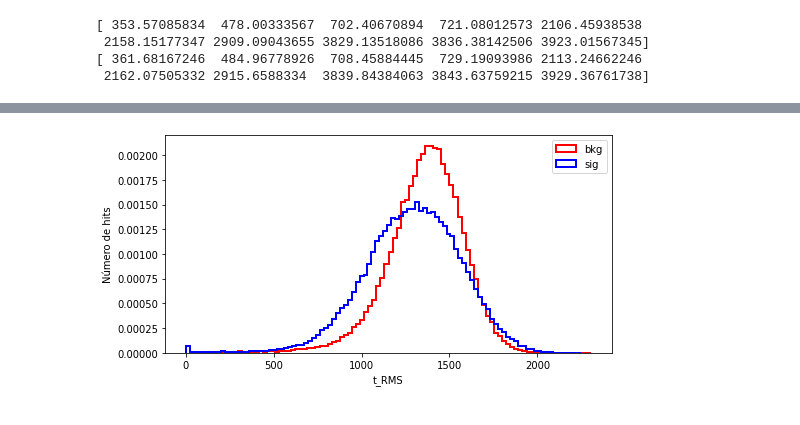
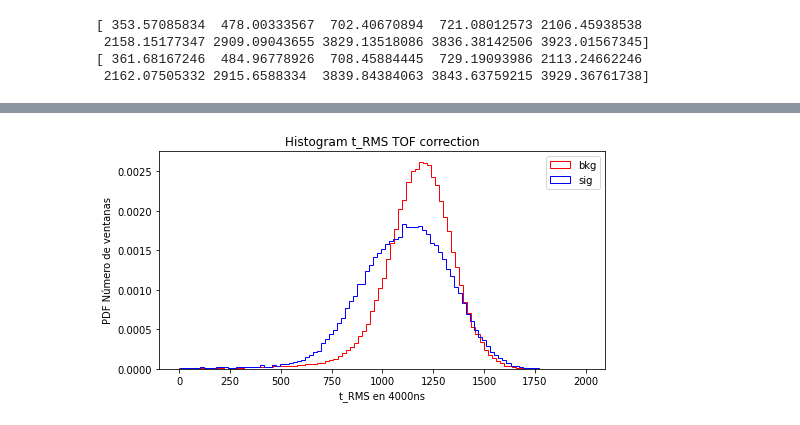
Before and after one commit to halmamol/WCTECoincidence_Analysis, a Jupyter notebook: nHits_count/jupyter_notebooks/TOF.ipynb, the cells around one changed output, grey strips where cells are left out. Cells and saved outputs as stored; diff of their text form; code cells hidden in the pictures.

```diff
--- a/nHits_count/jupyter_notebooks/TOF.ipynb
+++ b/nHits_count/jupyter_notebooks/TOF.ipynb
@@ -58,18 +58,19 @@ print(times_branch_modified_chargesTT[0][:10])
 [ 361.68167246  484.96778926  708.45884445  729.19093986 2113.24662246
  2162.07505332 2915.6588334  3839.84384063 3843.63759215 3929.36761738]
 # %%
-bin_hits = 5000  #dividing windows along 270000 ns
+umbral = 0
+bin_hits = 4000
+
 times_array = np.arange(0, 270000+1, bin_hits, dtype=int)
 
-t_RMS_TOF = np.zeros((tree.num_entries * len(times_array)))
+t_RMS_TOF = np.concatenate([functions_spills.time_RMS_fun(times, bin_hits) for times in times_TOF_filtered])
+t_RMS_sig_TOF = np.concatenate([functions_spills.time_RMS_fun(times, bin_hits) for times in times_TOF_filtered_sig])
 
-for i, (times, event_number) in enumerate(zip(times_TOF_filtered, event_number_branch)):
+# Calcula los histogramas (ambos con los mismos bins)
+counts1, bins = np.histogram(t_RMS_TOF[~np.isnan(t_RMS_TOF)], bins=100, density=True)
+counts2, _ = np.histogram(t_RMS_sig_TOF[~np.isnan(t_RMS_sig_TOF)], bins=bins, density=True)
 
-    t_RMS_TOF[i*len(times_array): (i+1)*len(times_array)] = functions_spills.time_RMS_fun(times, bin_hits)
+# Resta los histogramas
+diff = counts2 - counts1
 
-
-t_RMS_sig_TOF = np.zeros((tree_sig.num_entries * len(times_array)))
-
-for i, (times, event_number) in enumerate(zip(times_TOF_filtered_sig, event_number_branch_sig)):
-
-    t_RMS_sig_TOF[i*len(times_array): (i+1)*len(times_array)] = functions_spills.time_RMS_fun(times, bin_hits)
+print(f"for {bin_hits}, amount {np.sum(diff > umbral)}")
@@ -103,12 +108,12 @@ for i, (times, event_number) in enumerate(zip(times_branch_modified_chargesTT_si
 # %%
 plt.figure(figsize=(8, 4))
-plt.hist(t_RMS_TOF, bins=100, color='red', histtype='step', linewidth=2, label='bkg', density=True)
-plt.hist(t_RMS_sig_TOF, bins=100, color='blue', histtype='step', linewidth=2, label='sig', density=True)
-
-plt.xlabel('t_RMS')
-plt.ylabel('Número de hits')
+plt.hist(t_RMS_TOF, bins=100, color='red', histtype='step', linewidth=1, label='bkg', density=True)
+plt.hist(t_RMS_sig_TOF, bins=100, color='blue', histtype='step', linewidth=1, label='sig', density=True)
+plt.xlabel(f't_RMS en {bin_hits}ns')
+plt.ylabel('PDF Número de ventanas')
 plt.legend()
+plt.title("Histogram t_RMS TOF correction")
 #plt.yscale('log')
 plt.show()
 # %% [output]
-[figure, old version]
+[figure, new version]
```
Also changed, not shown: parts of 12 cells of this notebook, 3 other files.
